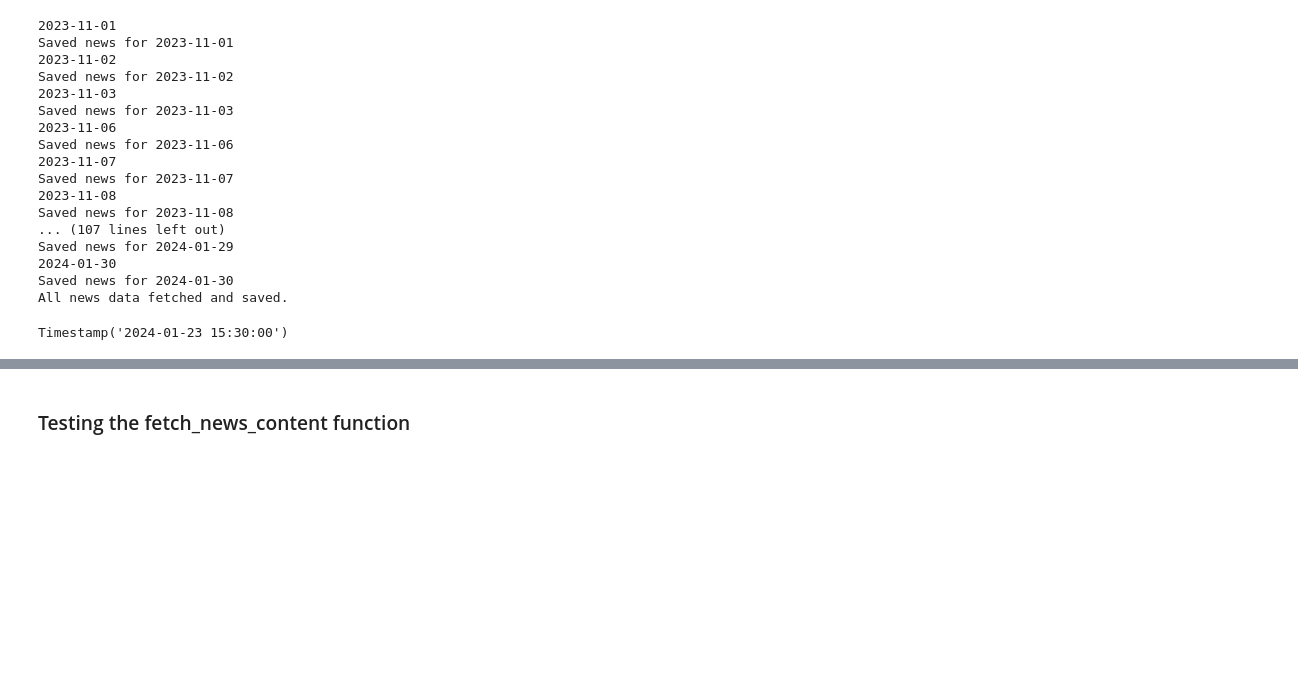
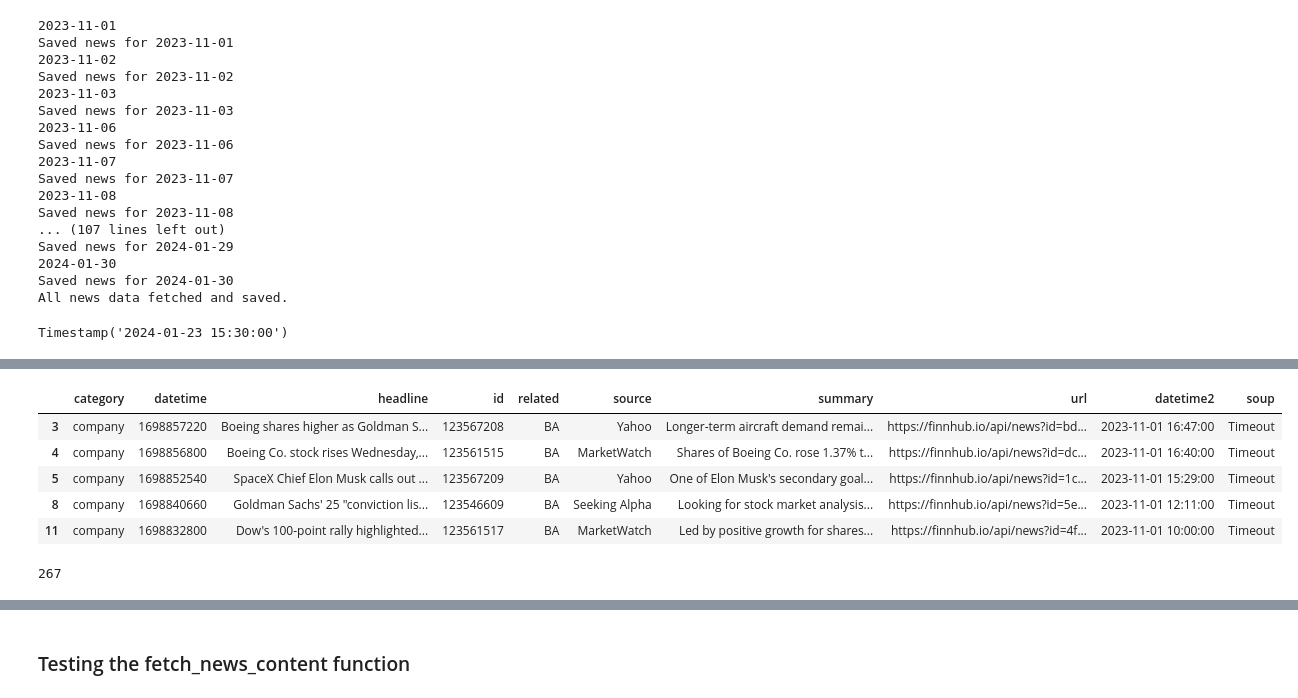
Before and after one commit to yiqwan/stock-forecast-with-sentiment, a Jupyter notebook: notebooks/sentiment.ipynb, the cells around one changed output, grey strips where cells are left out. Drawn from its saved outputs; the diff is of its cells as text; code cells hidden in the pictures; blank space fills up the shorter version.

```diff
--- a/notebooks/sentiment.ipynb
+++ b/notebooks/sentiment.ipynb
@@ -389,0 +496,24 @@ news_df3 = pd.read_csv(dedup_path, index_col=False)
+# %%
+# Check if there is any unsuccessful events
+def find_error(df):
+    pattern = r'Thank you for your patience'
+    error_df = df[df['soup'].isin(['Timeout', 'Error', '']) | df['soup'].isna() | df4['soup'].str.contains(pattern, regex=True, na=False)]
+
+    if len(error_df):
+        display(error_df.head())
+        pass
+    else:
+        print("All content are successfully fetched.")
+
+    return error_df
+
+error_df = find_error(df4)
+print(len(error_df))
+# %% [output]
+|  | category | datetime | headline | id | related | source | summary | url | datetime2 | soup |
+| 3 | company | 1698857220 | Boeing shares higher as Goldman S... | 123567208 | BA | Yahoo | Longer-term aircraft demand remai... | https://finnhub.io/api/news?id=bd... | 2023-11-01 16:47:00 | Timeout |
+| 4 | company | 1698856800 | Boeing Co. stock rises Wednesday,... | 123561515 | BA | MarketWatch | Shares of Boeing Co. rose 1.37% t... | https://finnhub.io/api/news?id=dc... | 2023-11-01 16:40:00 | Timeout |
+| 5 | company | 1698852540 | SpaceX Chief Elon Musk calls out ... | 123567209 | BA | Yahoo | One of Elon Musk's secondary goal... | https://finnhub.io/api/news?id=1c... | 2023-11-01 15:29:00 | Timeout |
+| 8 | company | 1698840660 | Goldman Sachs' 25 "conviction lis... | 123546609 | BA | Seeking Alpha | Looking for stock market analysis... | https://finnhub.io/api/news?id=5e... | 2023-11-01 12:11:00 | Timeout |
+| 11 | company | 1698832800 | Dow's 100-point rally highlighted... | 123561517 | BA | MarketWatch | Led by positive growth for shares... | https://finnhub.io/api/news?id=4f... | 2023-11-01 10:00:00 | Timeout |
+267
```
Also changed, not shown: parts of 53 cells of this notebook.
